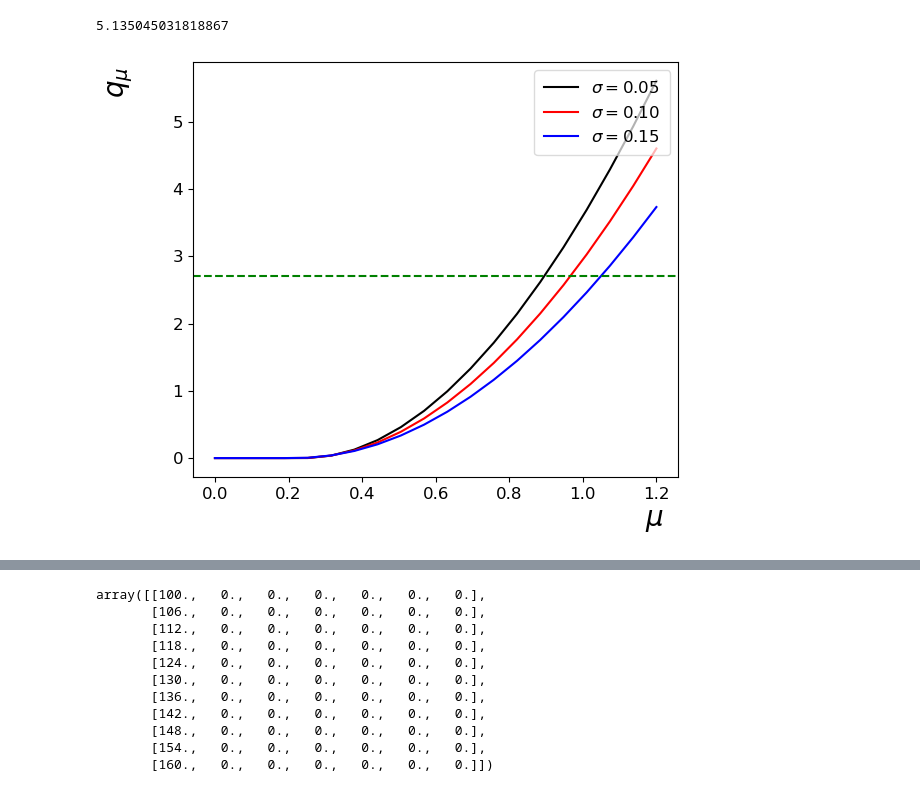
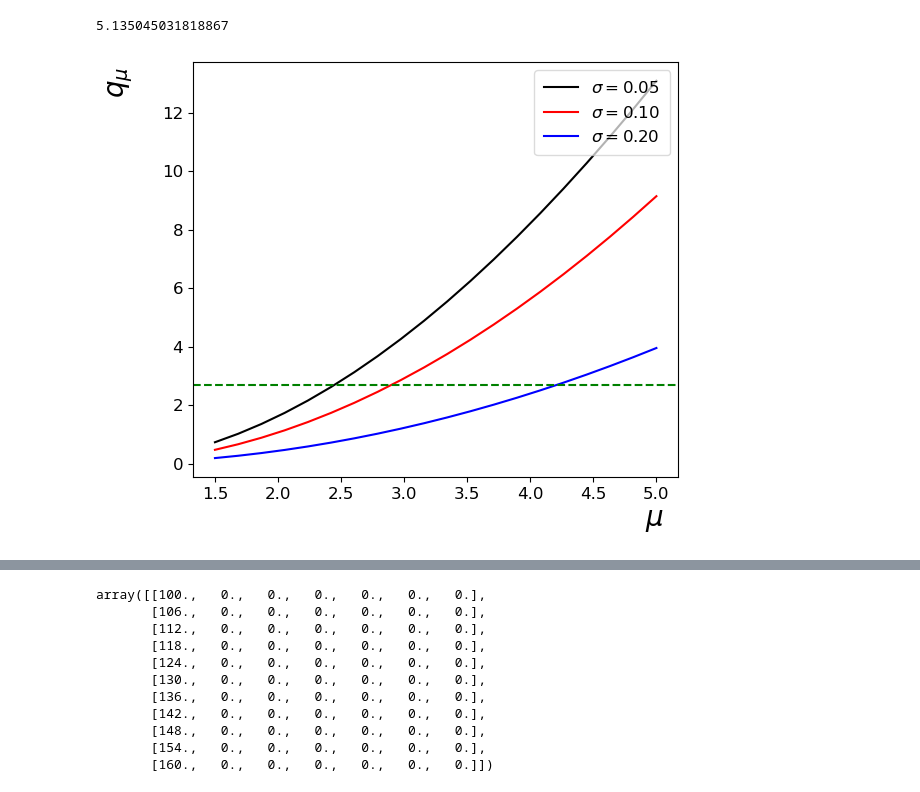
Before and after one commit to asegura4488/StatsHEP, a Jupyter notebook: Systematic/ProfileLikelihood/UpperLimit_qmSystematic.ipynb, the cells around one changed output, grey strips where cells are left out. Saved outputs shown, nothing was run; the diff lists cells and outputs as text; code cells hidden in the pictures.

```diff
--- a/Systematic/ProfileLikelihood/UpperLimit_qmSystematic.ipynb
+++ b/Systematic/ProfileLikelihood/UpperLimit_qmSystematic.ipynb
@@ -187,7 +183,7 @@ qmObsE
 # %% [output]
 5.135045031818867
 # %%
-mu = np.linspace(0.,1.2,20)
+mu = np.linspace(1.5,5.0,20)
 qmObsEV = np.zeros_like(mu)
 qmObsEV1 = np.zeros_like(mu)
 qmObsEV2 = np.zeros_like(mu)
@@ -195,35 +191,35 @@ qmObsEV2 = np.zeros_like(mu)
 for i in range(mu.shape[0]):
     qmObsEV[i] = GetqmObs(mu[i],n,b,s,sigmab=0.05)
     qmObsEV1[i] = GetqmObs(mu[i],n,b,s,sigmab=0.1)
-    qmObsEV2[i] = GetqmObs(mu[i],n,b,s,sigmab=0.15)
+    qmObsEV2[i] = GetqmObs(mu[i],n,b,s,sigmab=0.2)
 # %%
 fig = plt.figure()
 ax = fig.add_subplot(1,1,1)
 ax.plot(mu,qmObsEV,color='k',label=r'$\sigma=$%.2f'%(0.05))
 ax.plot(mu,qmObsEV1,color='r',label=r'$\sigma=$%.2f'%(0.1))
-ax.plot(mu,qmObsEV2,color='b',label=r'$\sigma=$%.2f'%(0.15))
+ax.plot(mu,qmObsEV2,color='b',label=r'$\sigma=$%.2f'%(0.2))
 
 ax.axhline(y=norm.ppf(0.95)**2,ls='--',color='g')
 
 # Label X
 ax.set_xlabel(r'$\mu$')
 ax.xaxis.set_label_coords(0.95,-0.07)
 
 # Label Y
 ax.set_ylabel(r'$q_{\mu}$')
 ax.yaxis.set_label_coords(-0.12,0.95)
 
 # Ajustar los márgenes automáticamente
 plt.tight_layout()
 
 #Legend
 ax.legend(loc='upper right',bbox_to_anchor=(1,1),ncol=1,title='')
 
 
 #
 plt.savefig('qm_plot_systematic.pdf')
 # %% [output]
-[figure, old version]
+[figure, new version]
 # %%
 def Getqm(mu,sigmab=0.1,Null=True):
 
```
Also changed, not shown: parts of 12 cells of this notebook, 1 other file.
